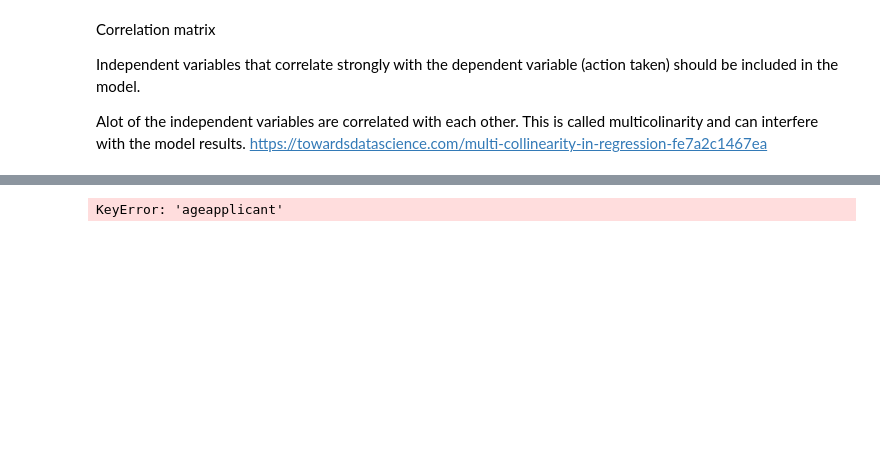
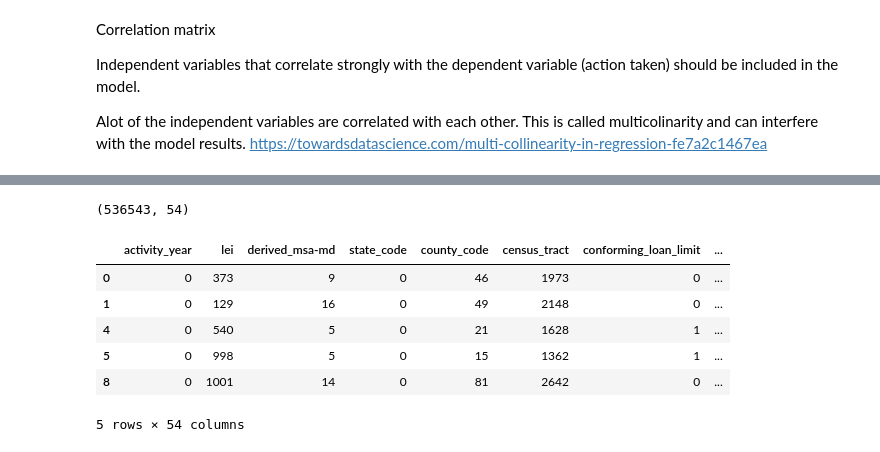
Before and after one commit to mbradds/loan-origination-model, a Jupyter notebook: 1_exploratory_data_analysis.ipynb, the cells around one changed output, grey strips where cells are left out. Saved outputs shown, nothing was run; the diff lists cells and outputs as text; code cells hidden in the pictures; blank space fills up the shorter version.

Commit message:
finished basic data preprocessing

```diff
--- a/1_exploratory_data_analysis.ipynb
+++ b/1_exploratory_data_analysis.ipynb
@@ -16,6 +31,8 @@ Alot of the independent variables are correlated with each other. This is called
 https://towardsdatascience.com/multi-collinearity-in-regression-fe7a2c1467ea
 # %%
 loan_data = get_data("state_IL_application.csv")
+loan_data = filter_valid_outcomes(loan_data)
+loan_data = filter_null_columns(loan_data)
 loan_data.isnull().sum()
 # %% [output]
 activity_year                                    1
@@ -37,11 +54,5 @@ tract_median_age_of_housing_units                1
 dtype: int64
-# %%
-def process_categorical_variables(df, variable_list):
-    # set types as category
-    for variable in variable_list:
-        df[variable] = df[variable].astype("category")
-    return df
-
-loan_data = process_categorical_variables(loan_data, categorical_variables)
-# %% [output]
-KeyError: 'ageapplicant'
+# %%
+loan_data.shape
+# %% [output]
+(536543, 54)
@@ -48,5 +61,40 @@ KeyError: 'ageapplicant'
+# %%
+def process_categorical_variables(df, variable_list):
+    # switch categories to integers for the model
+    # set types as category
+    for col in df:
+        if col in variable_list:
+            df[col] = df[col].fillna("not provided")
+            df[col] = pd.Categorical(df[col])
+            df[col] = df[col].cat.codes
+            df[col] = df[col].astype("category")
+    return df
+
+def process_continuous_variables(df, variable_list):
+    # standardize column data between 0 and 1
+    for col in df:
+        if col in variable_list:
+            df[col] = df[col].replace({"Exempt": np.nan})
+            # TODO look into an exempt/non exempt categorical variable
+            df[col] = pd.to_numeric(df[col])
+            df[col] = df[col].fillna(df[col].mean())
+            max_value = df[col].max()
+            min_value = df[col].min()
+            df[col] = (df[col] - min_value) / (max_value - min_value)
+    return df
+
+loan_data = process_categorical_variables(loan_data, categorical_variables)
+loan_data = process_continuous_variables(loan_data, continuous_variables)
 # %%
-loan_data.head(10)
+loan_data.head()
+# %% [output]
+|  | activity_year | lei | derived_msa-md | state_code | county_code | census_tract | conforming_loan_limit | ... |
+| 0 | 0 | 373 | 9 | 0 | 46 | 1973 | 0 | ... |
+| 1 | 0 | 129 | 16 | 0 | 49 | 2148 | 0 | ... |
+| 4 | 0 | 540 | 5 | 0 | 21 | 1628 | 1 | ... |
+| 5 | 0 | 998 | 5 | 0 | 15 | 1362 | 1 | ... |
+| 8 | 0 | 1001 | 14 | 0 | 81 | 2642 | 0 | ... |
+5 rows × 54 columns
 # %%
 corr=loan_data.corr()
 corr.style.background_gradient(cmap='coolwarm')
```
Also changed, not shown: parts of 8 cells of this notebook, 2 other files.
